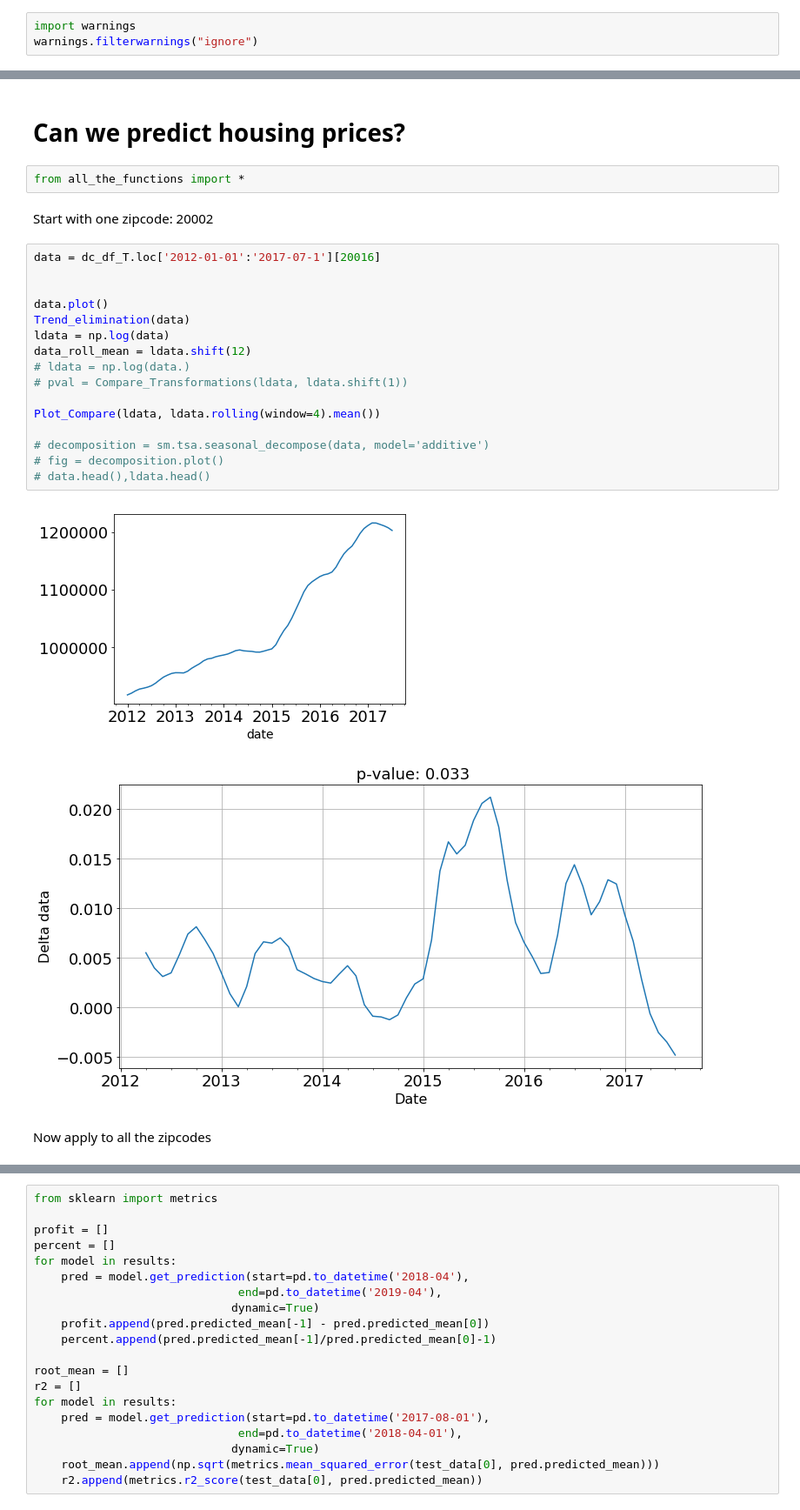
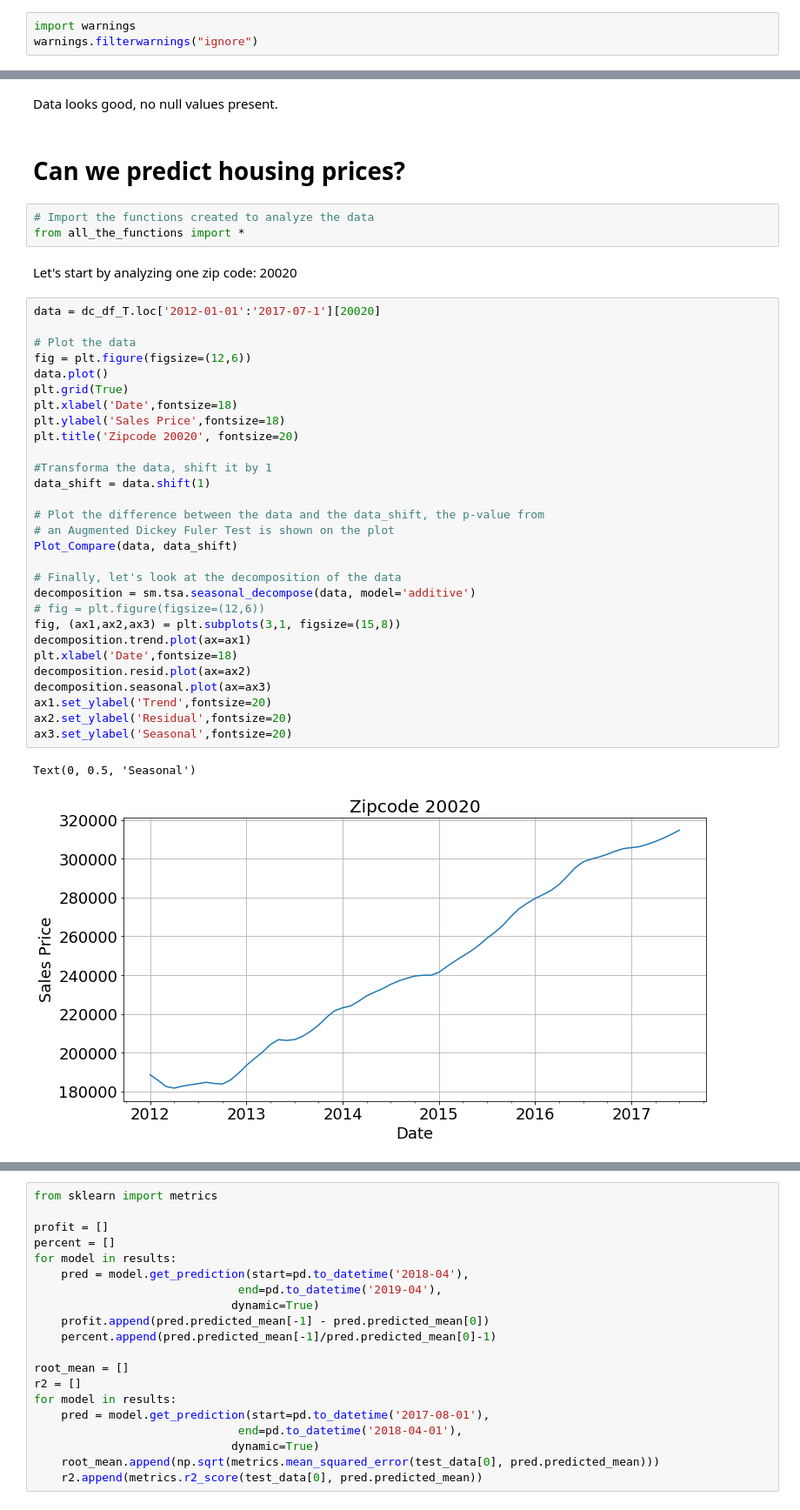
Before and after one commit to angelmanzur/TimeSeries_Zillow_Proj, a Jupyter notebook: Zillow_project-Final.ipynb, the cells around one changed output, grey strips where cells are left out. Shown at 87% size. Drawn from its saved outputs; the diff is of its cells as text.

```diff
--- a/Zillow_project-Final.ipynb
+++ b/Zillow_project-Final.ipynb
@@ -27,27 +65,41 @@ dc_df_T.plot()
+# %% [markdown]
+Data looks good, no null values present.
 # %% [markdown]
 # Can we predict housing prices?
-# %%
-from all_the_functions import *
-# %% [markdown]
-Start with one zipcode: 20002
-# %%
-data = dc_df_T.loc['2012-01-01':'2017-07-1'][20016]
-
-
-data.plot()
-Trend_elimination(data)
-ldata = np.log(data)
-data_roll_mean = ldata.shift(12)
-# ldata = np.log(data.)
-# pval = Compare_Transformations(ldata, ldata.shift(1))
-
-Plot_Compare(ldata, ldata.rolling(window=4).mean())
-
-# decomposition = sm.tsa.seasonal_decompose(data, model='additive')
-# fig = decomposition.plot()
-# data.head(),ldata.head()
-# %% [output]
-[figure, removed]
-[figure, removed]
-# %% [markdown]
-Now apply to all the zipcodes
+# %%
+# Import the functions created to analyze the data
+from all_the_functions import *
+# %% [markdown]
+Let's start by analyzing one  zip code: 20020
+# %%
+data = dc_df_T.loc['2012-01-01':'2017-07-1'][20020]
+
+# Plot the data
+fig = plt.figure(figsize=(12,6))
+data.plot()
+plt.grid(True)
+plt.xlabel('Date',fontsize=18)
+plt.ylabel('Sales Price',fontsize=18)
+plt.title('Zipcode 20020', fontsize=20)
+
+#Transforma the data, shift it by 1
+data_shift = data.shift(1)
+
+# Plot the difference between the data and the data_shift, the p-value from
+# an Augmented Dickey Fuler Test is shown on the plot
+Plot_Compare(data, data_shift)
+
+# Finally, let's look at the decomposition of the data
+decomposition = sm.tsa.seasonal_decompose(data, model='additive')
+# fig = plt.figure(figsize=(12,6))
+fig, (ax1,ax2,ax3) = plt.subplots(3,1, figsize=(15,8))
+decomposition.trend.plot(ax=ax1)
+plt.xlabel('Date',fontsize=18)
+decomposition.resid.plot(ax=ax2)
+decomposition.seasonal.plot(ax=ax3)
+ax1.set_ylabel('Trend',fontsize=20)
+ax2.set_ylabel('Residual',fontsize=20)
+ax3.set_ylabel('Seasonal',fontsize=20)
+# %% [output]
+Text(0, 0.5, 'Seasonal')
+[figure, added]
```
Also changed, not shown: parts of 23 cells of this notebook, 20 other files.
